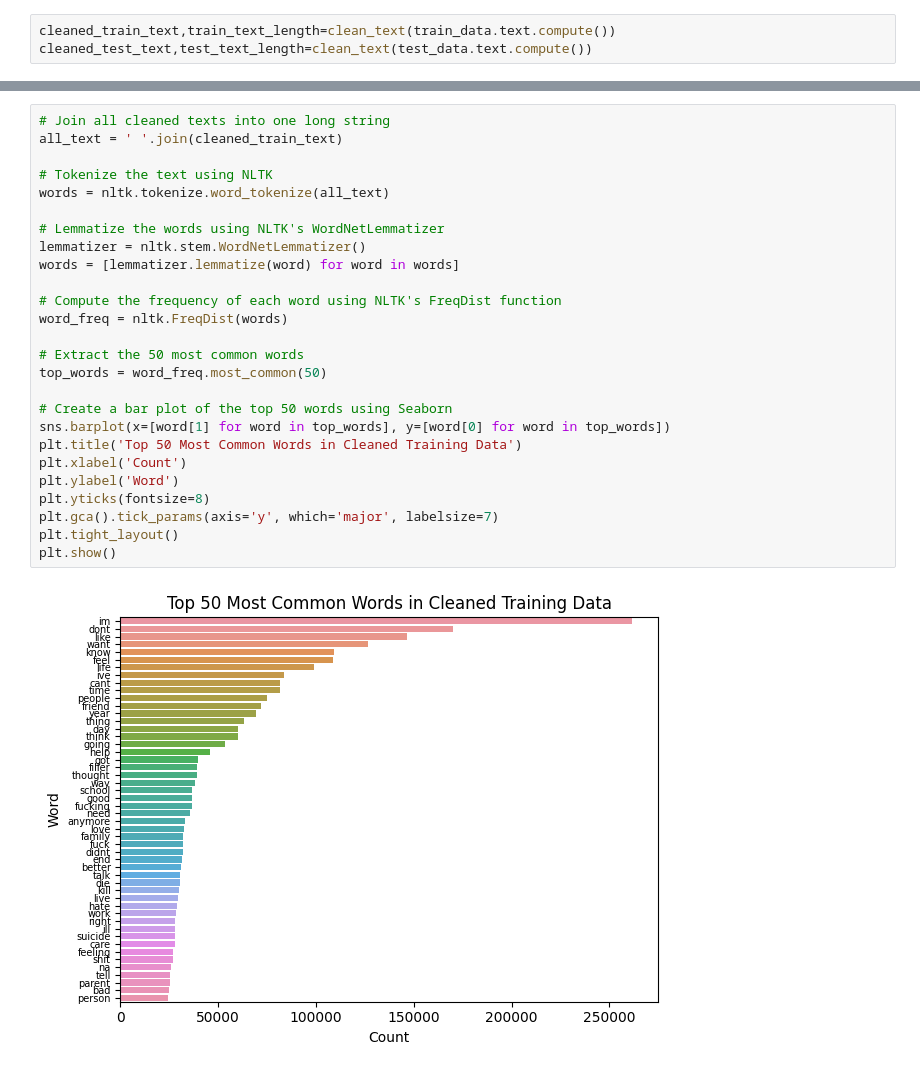
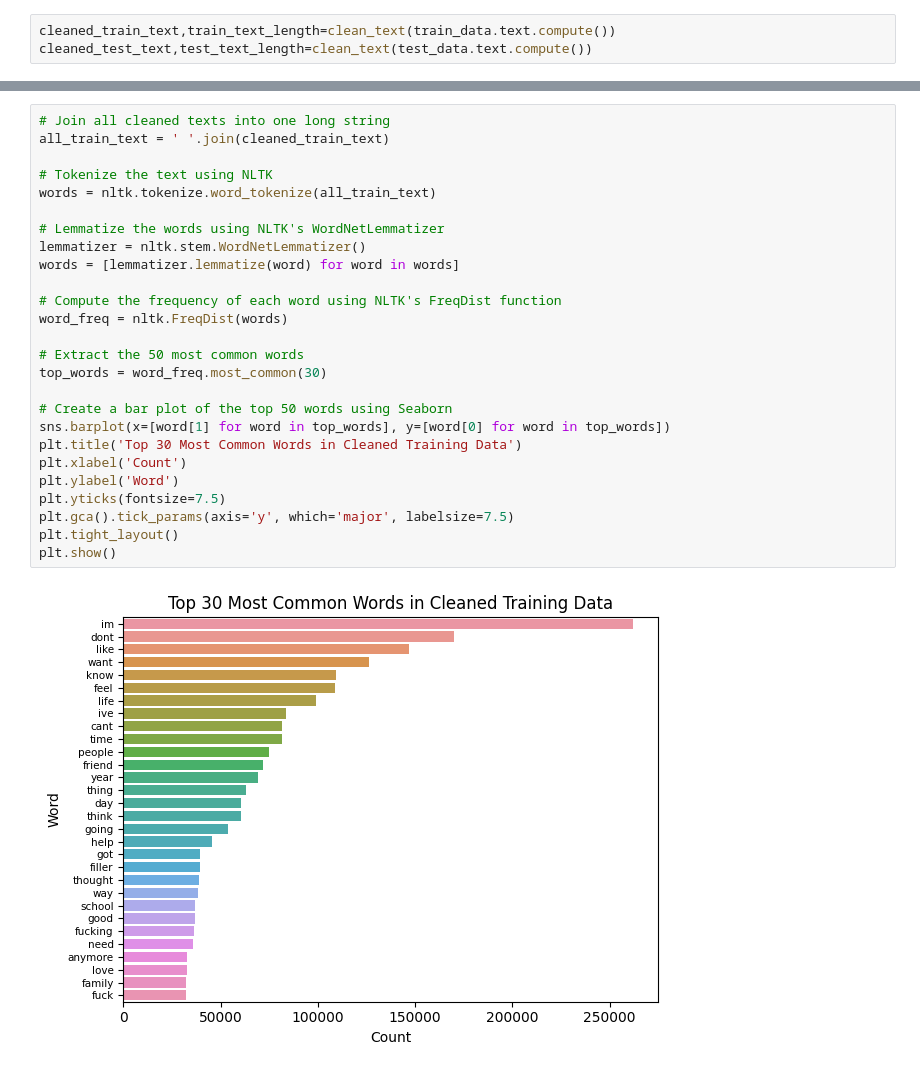
Before and after one commit to SamanthaGuillemette/SOEN471-PROJECT, a Jupyter notebook: TestFile.ipynb, the cells around one changed output, grey strips where cells are left out. Drawn from its saved outputs; the diff is of its cells as text.

```diff
--- a/TestFile.ipynb
+++ b/TestFile.ipynb
@@ -93,28 +91,28 @@ plt.show()
 # %%
 # Join all cleaned texts into one long string
-all_text = ' '.join(cleaned_train_text)
+all_train_text = ' '.join(cleaned_train_text)
 
 # Tokenize the text using NLTK
-words = nltk.tokenize.word_tokenize(all_text)
+words = nltk.tokenize.word_tokenize(all_train_text)
 
 # Lemmatize the words using NLTK's WordNetLemmatizer
 lemmatizer = nltk.stem.WordNetLemmatizer()
 words = [lemmatizer.lemmatize(word) for word in words]
 
 # Compute the frequency of each word using NLTK's FreqDist function
 word_freq = nltk.FreqDist(words)
 
 # Extract the 50 most common words
-top_words = word_freq.most_common(50)
+top_words = word_freq.most_common(30)
 
 # Create a bar plot of the top 50 words using Seaborn
 sns.barplot(x=[word[1] for word in top_words], y=[word[0] for word in top_words])
-plt.title('Top 50 Most Common Words in Cleaned Training Data')
+plt.title('Top 30 Most Common Words in Cleaned Training Data')
 plt.xlabel('Count')
 plt.ylabel('Word')
-plt.yticks(fontsize=8)
-plt.gca().tick_params(axis='y', which='major', labelsize=7)
+plt.yticks(fontsize=7.5)
+plt.gca().tick_params(axis='y', which='major', labelsize=7.5)
 plt.tight_layout()
 plt.show()
 # %% [output]
-[figure, old version]
+[figure, new version]
```
Also changed, not shown: parts of 5 cells of this notebook.
